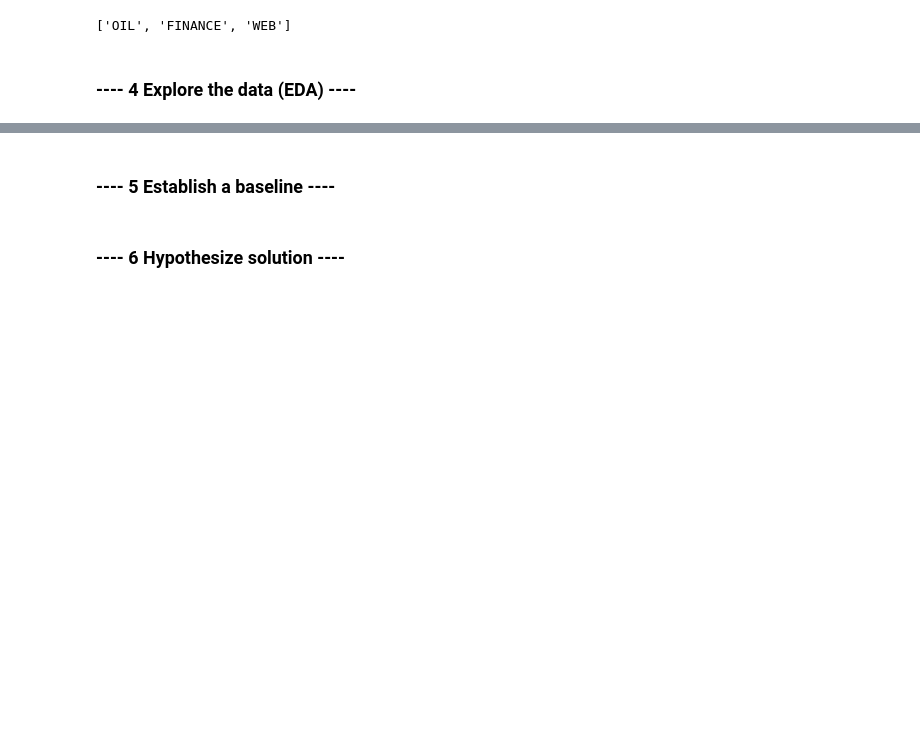
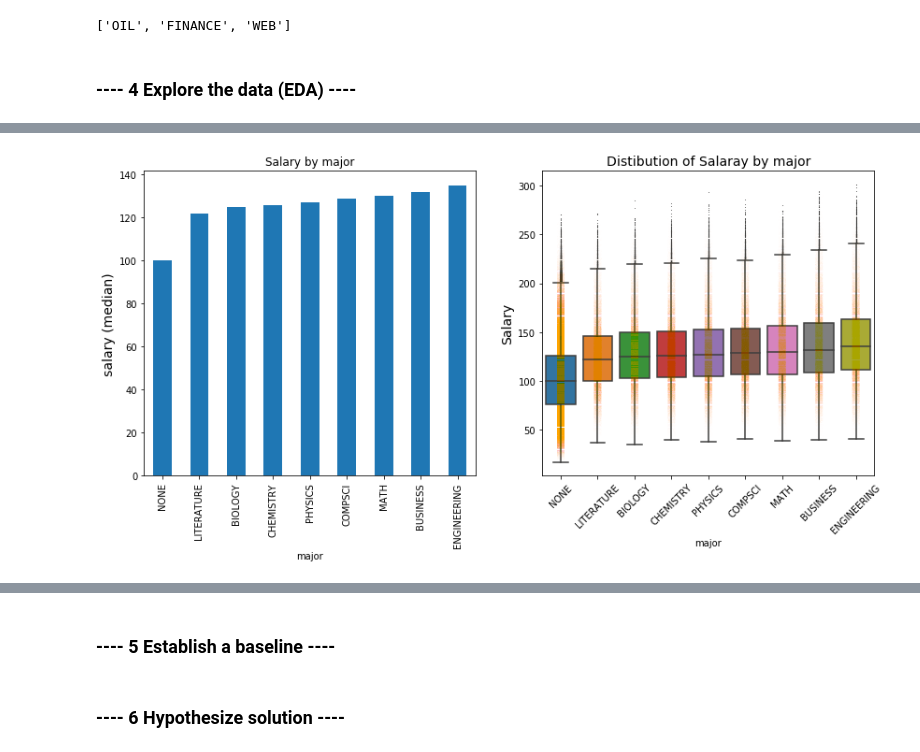
Before and after one commit to Iamigoche/salarypredictionportfolio, a Jupyter notebook: Salary Prediction Notebook.ipynb, the cells around one changed output, grey strips where cells are left out. Drawn from its saved outputs; the diff is of its cells as text; code cells hidden in the pictures; blank space fills up the shorter version.

```diff
--- a/Salary Prediction Notebook.ipynb
+++ b/Salary Prediction Notebook.ipynb
@@ -249,0 +276,4 @@ TypeError: ylabel() missing 1 required positional argument: 'ylabel'
+# %%
+make_plot(df=clean_train_df, categorical_cols=['major'], group_by_value='salary', boxplot=True)
+# %% [output]
+[figure, added]
```
Also changed, not shown: parts of 29 cells of this notebook.
